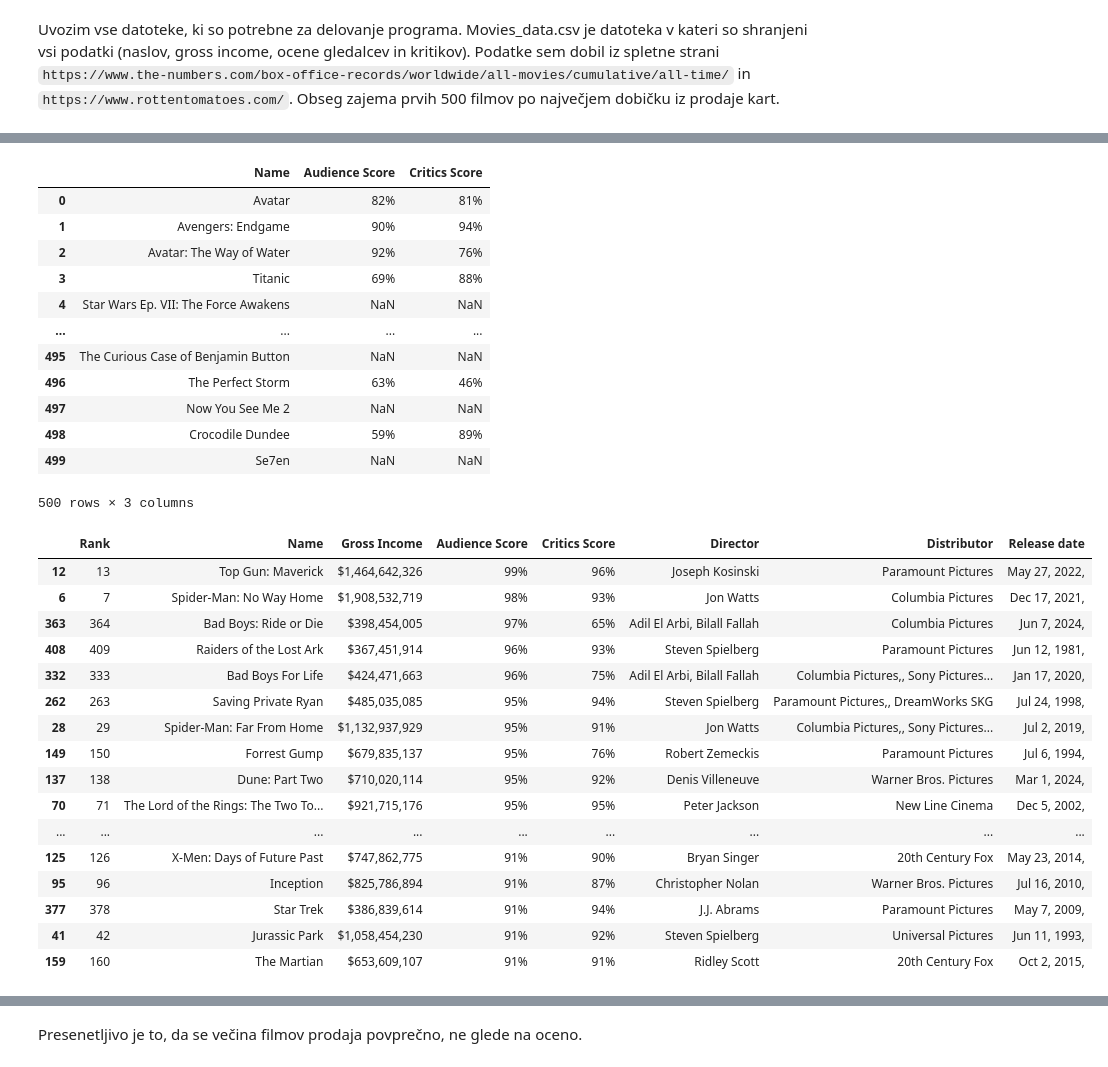
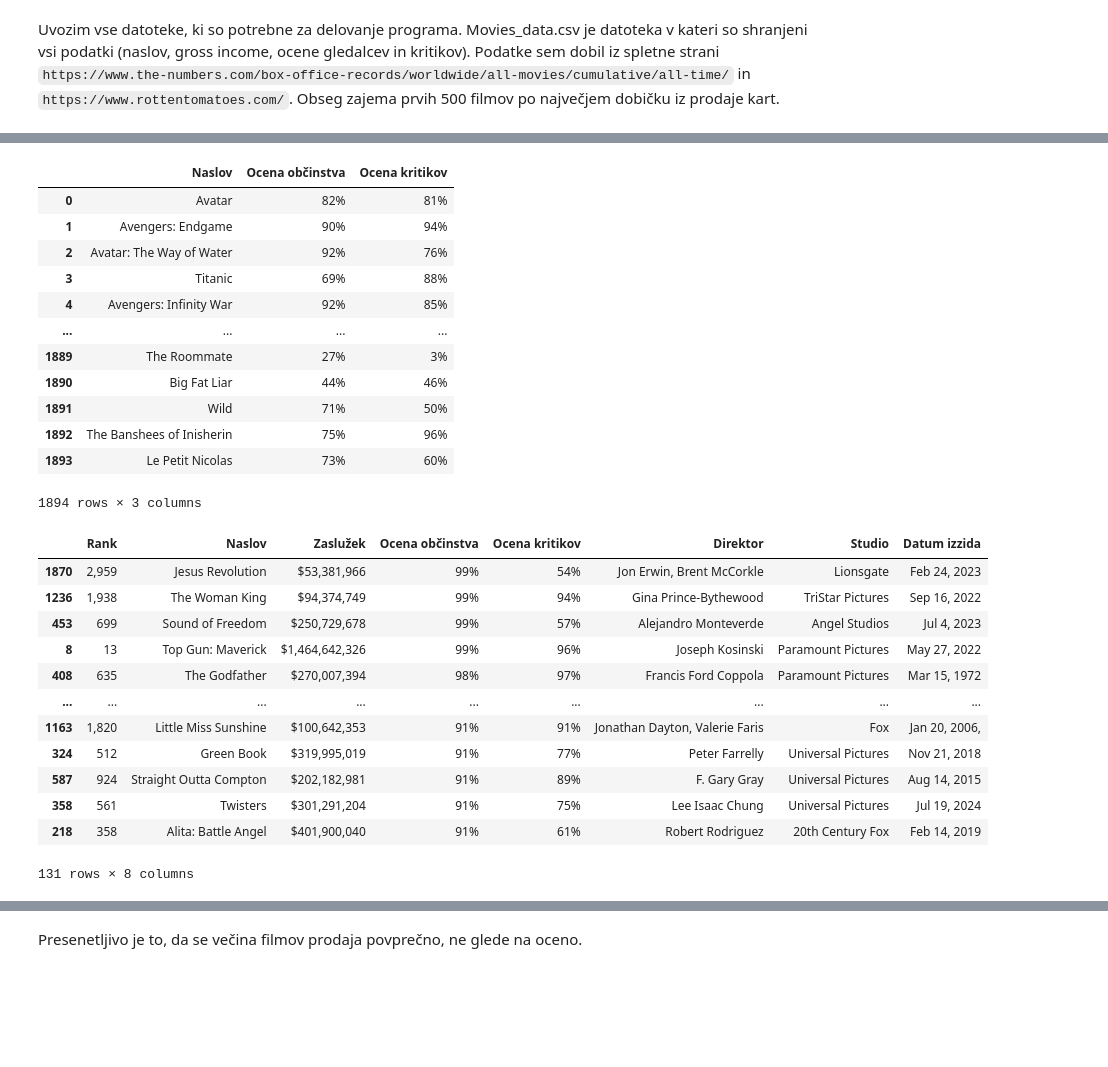
Before and after one commit to 1aljaz/Film-analysis, a Jupyter notebook: filmi.ipynb, the cells around one changed output, grey strips where cells are left out. Saved outputs shown, nothing was run; the diff lists cells and outputs as text; code cells hidden in the pictures; blank space fills up the shorter version.

```diff
--- a/filmi.ipynb
+++ b/filmi.ipynb
@@ -43,42 +43,38 @@ filmi.tail(10)
 # %%
 # Ime in ocena gledalcev in kritikov
-filmi[['Name', 'Audience Score', 'Critics Score']]
+filmi[['Naslov', 'Ocena občinstva', 'Ocena kritikov']]
 # %% [output]
-|  | Name | Audience Score | Critics Score |
+|  | Naslov | Ocena občinstva | Ocena kritikov |
 | 0 | Avatar | 82% | 81% |
 | 1 | Avengers: Endgame | 90% | 94% |
 | 2 | Avatar: The Way of Water | 92% | 76% |
 | 3 | Titanic | 69% | 88% |
-| 4 | Star Wars Ep. VII: The Force Awakens | NaN | NaN |
+| 4 | Avengers: Infinity War | 92% | 85% |
 | ... | ... | ... | ... |
-| 495 | The Curious Case of Benjamin Button | NaN | NaN |
-| 496 | The Perfect Storm | 63% | 46% |
-| 497 | Now You See Me 2 | NaN | NaN |
-| 498 | Crocodile Dundee | 59% | 89% |
-| 499 | Se7en | NaN | NaN |
+| 1889 | The Roommate | 27% | 3% |
+| 1890 | Big Fat Liar | 44% | 46% |
+| 1891 | Wild | 71% | 50% |
+| 1892 | The Banshees of Inisherin | 75% | 96% |
+| 1893 | Le Petit Nicolas | 73% | 60% |
-500 rows × 3 columns
+1894 rows × 3 columns
 # %%
-# Razpredelnica filmov s kritiko občinstva nad 90%
+# Razpredelnica filmov s oceno občinstva nad 90%
 f = filmi.copy()
-high_rated = f[f['Audience Score'] > "90%"].sort_values('Audience Score', ascending=False)
+high_rated = f[f['Ocena občinstva'] > "90%"].sort_values('Ocena občinstva', ascending=False)
 high_rated
 # %% [output]
-|  | Rank | Name | Gross Income | Audience Score | Critics Score | Director | Distributor | Release date |
-| 12 | 13 | Top Gun: Maverick | $1,464,642,326 | 99% | 96% | Joseph Kosinski | Paramount Pictures | May 27, 2022, |
-| 6 | 7 | Spider-Man: No Way Home | $1,908,532,719 | 98% | 93% | Jon Watts | Columbia Pictures | Dec 17, 2021, |
-| 363 | 364 | Bad Boys: Ride or Die | $398,454,005 | 97% | 65% | Adil El Arbi, Bilall Fallah | Columbia Pictures | Jun 7, 2024, |
-| 408 | 409 | Raiders of the Lost Ark | $367,451,914 | 96% | 93% | Steven Spielberg | Paramount Pictures | Jun 12, 1981, |
-| 332 | 333 | Bad Boys For Life | $424,471,663 | 96% | 75% | Adil El Arbi, Bilall Fallah | Columbia Pictures,, Sony Pictures... | Jan 17, 2020, |
-| 262 | 263 | Saving Private Ryan | $485,035,085 | 95% | 94% | Steven Spielberg | Paramount Pictures,, DreamWorks SKG | Jul 24, 1998, |
-| 28 | 29 | Spider-Man: Far From Home | $1,132,937,929 | 95% | 91% | Jon Watts | Columbia Pictures,, Sony Pictures... | Jul 2, 2019, |
-| 149 | 150 | Forrest Gump | $679,835,137 | 95% | 76% | Robert Zemeckis | Paramount Pictures | Jul 6, 1994, |
-| 137 | 138 | Dune: Part Two | $710,020,114 | 95% | 92% | Denis Villeneuve | Warner Bros. Pictures | Mar 1, 2024, |
-| 70 | 71 | The Lord of the Rings: The Two To... | $921,715,176 | 95% | 95% | Peter Jackson | New Line Cinema | Dec 5, 2002, |
+|  | Rank | Naslov | Zaslužek | Ocena občinstva | Ocena kritikov | Direktor | Studio | Datum izzida |
+| 1870 | 2,959 | Jesus Revolution | $53,381,966 | 99% | 54% | Jon Erwin, Brent McCorkle | Lionsgate | Feb 24, 2023 |
+| 1236 | 1,938 | The Woman King | $94,374,749 | 99% | 94% | Gina Prince-Bythewood | TriStar Pictures | Sep 16, 2022 |
+| 453 | 699 | Sound of Freedom | $250,729,678 | 99% | 57% | Alejandro Monteverde | Angel Studios | Jul 4, 2023 |
+| 8 | 13 | Top Gun: Maverick | $1,464,642,326 | 99% | 96% | Joseph Kosinski | Paramount Pictures | May 27, 2022 |
+| 408 | 635 | The Godfather | $270,007,394 | 98% | 97% | Francis Ford Coppola | Paramount Pictures | Mar 15, 1972 |
 | ... | ... | ... | ... | ... | ... | ... | ... | ... |
-| 125 | 126 | X-Men: Days of Future Past | $747,862,775 | 91% | 90% | Bryan Singer | 20th Century Fox | May 23, 2014, |
-| 95 | 96 | Inception | $825,786,894 | 91% | 87% | Christopher Nolan | Warner Bros. Pictures | Jul 16, 2010, |
-| 377 | 378 | Star Trek | $386,839,614 | 91% | 94% | J.J. Abrams | Paramount Pictures | May 7, 2009, |
-| 41 | 42 | Jurassic Park | $1,058,454,230 | 91% | 92% | Steven Spielberg | Universal Pictures | Jun 11, 1993, |
-| 159 | 160 | The Martian | $653,609,107 | 91% | 91% | Ridley Scott | 20th Century Fox | Oct 2, 2015, |
+| 1163 | 1,820 | Little Miss Sunshine | $100,642,353 | 91% | 91% | Jonathan Dayton, Valerie Faris | Fox | Jan 20, 2006, |
+| 324 | 512 | Green Book | $319,995,019 | 91% | 77% | Peter Farrelly | Universal Pictures | Nov 21, 2018 |
+| 587 | 924 | Straight Outta Compton | $202,182,981 | 91% | 89% | F. Gary Gray | Universal Pictures | Aug 14, 2015 |
+| 358 | 561 | Twisters | $301,291,204 | 91% | 75% | Lee Isaac Chung | Universal Pictures | Jul 19, 2024 |
+| 218 | 358 | Alita: Battle Angel | $401,900,040 | 91% | 61% | Robert Rodriguez | 20th Century Fox | Feb 14, 2019 |
+131 rows × 8 columns
 # %%
 # Razpredelnica filmov s kritikov in občinstva nad 90%
```
Also changed, not shown: parts of 9 cells of this notebook, 2 other files.
